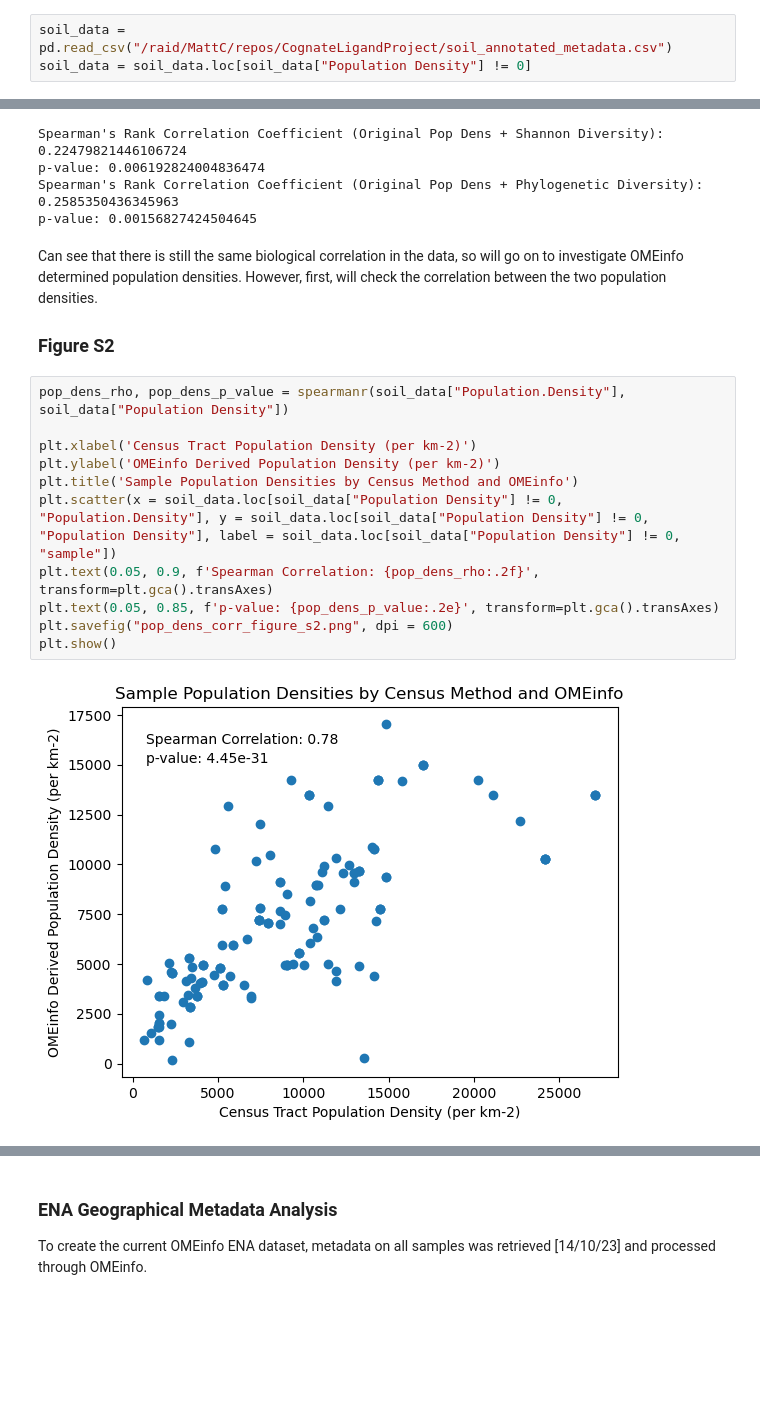
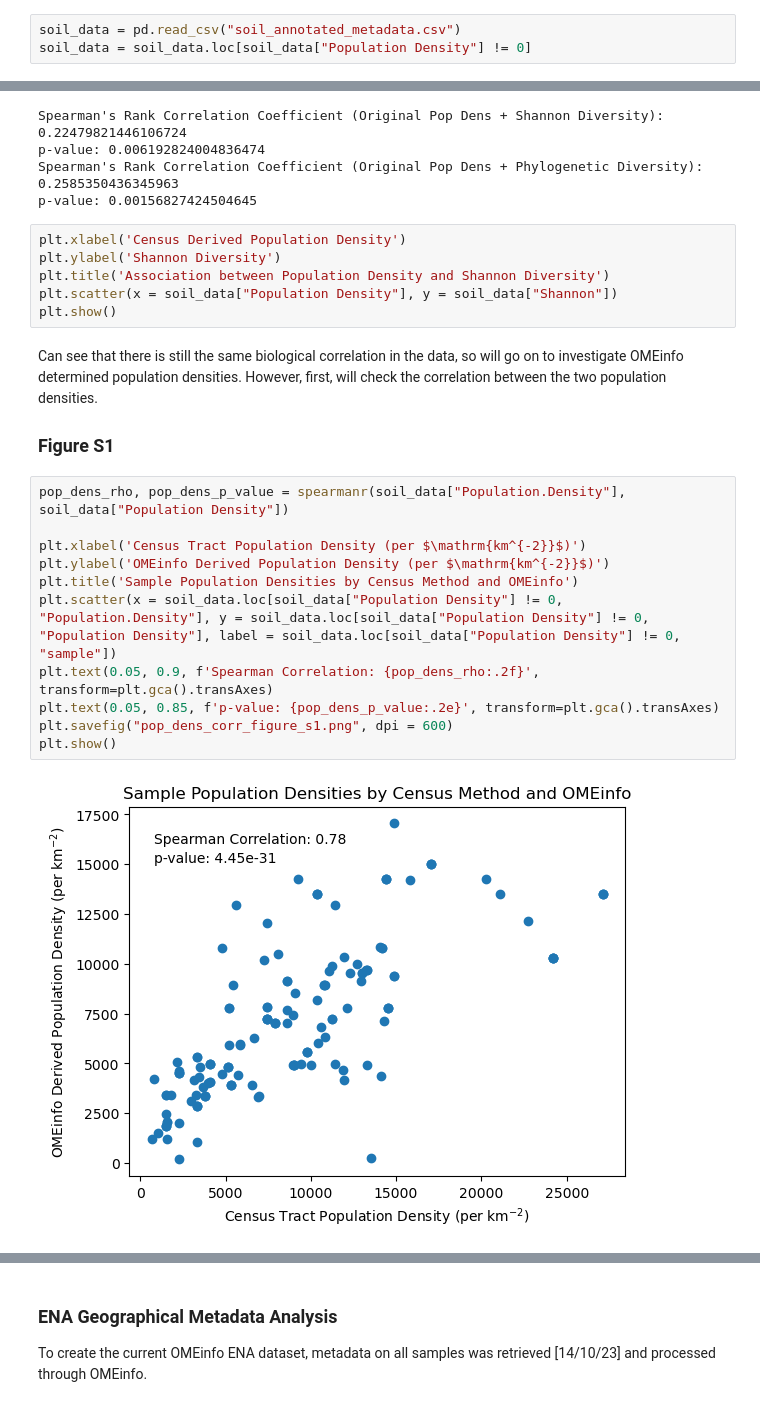
Before and after one commit to m-crown/OMEinfo, a Jupyter notebook: figures_code/OMEinfo_paper_analysis.ipynb, the cells around one changed output, grey strips where cells are left out. Drawn from its saved outputs; the diff is of its cells as text; blank space fills up the shorter version.

```diff
--- a/figures_code/OMEinfo_paper_analysis.ipynb
+++ b/figures_code/OMEinfo_paper_analysis.ipynb
@@ -15,7 +11,7 @@ Correlation between census-tract derived and OMEinfo derived population densitie
 
 Diversity data and locations were provided by the authors of the study, and were used to determine the correlation between the two methods following annotation with OMEinfo v1.0.0 and OMEinfo data packet v2. A small number of samples were excluded from analysis where locations provided resulted in water tiles within the data packet. This can happen when locations are given at a low resolution, as for example at 2 decimal places, a location is only accurate to 1km. Biological conclusions from the paper were confirmed to still be present upon exclusion of these samples prior to subsequent investigations.
 # %%
-soil_data = pd.read_csv("/raid/MattC/repos/CognateLigandProject/soil_annotated_metadata.csv")
+soil_data = pd.read_csv("soil_annotated_metadata.csv")
 soil_data = soil_data.loc[soil_data["Population Density"] != 0]
 # %% [markdown]
 To confirm the biological signal still exists upon exclusion of these samples, will replicate the result seen in Table 1 (Shannon rho = 0.236, p-val 0.009, PD rho = 0.270, p-val 0.003)
@@ -32,22 +28,28 @@ Spearman's Rank Correlation Coefficient (Original Pop Dens + Shannon Diversity):
 p-value: 0.006192824004836474
 Spearman's Rank Correlation Coefficient (Original Pop Dens + Phylogenetic Diversity): 0.2585350436345963
 p-value: 0.00156827424504645
+# %%
+plt.xlabel('Census Derived Population Density')
+plt.ylabel('Shannon Diversity')
+plt.title('Association between Population Density and Shannon Diversity')
+plt.scatter(x = soil_data["Population Density"], y = soil_data["Shannon"])
+plt.show()
 # %% [markdown]
 Can see that there is still the same biological correlation in the data, so will go on to investigate OMEinfo determined population densities. However, first, will check the correlation between the two population densities.
 
-### Figure S2
+### Figure S1
 # %%
 pop_dens_rho, pop_dens_p_value = spearmanr(soil_data["Population.Density"], soil_data["Population Density"])
 
-plt.xlabel('Census Tract Population Density (per km-2)')
-plt.ylabel('OMEinfo Derived Population Density (per km-2)')
+plt.xlabel('Census Tract Population Density (per $\mathrm{km^{-2}}$)')
+plt.ylabel('OMEinfo Derived Population Density (per $\mathrm{km^{-2}}$)')
 plt.title('Sample Population Densities by Census Method and OMEinfo')
 plt.scatter(x = soil_data.loc[soil_data["Population Density"] != 0, "Population.Density"], y = soil_data.loc[soil_data["Population Density"] != 0, "Population Density"], label = soil_data.loc[soil_data["Population Density"] != 0, "sample"])
 plt.text(0.05, 0.9, f'Spearman Correlation: {pop_dens_rho:.2f}', transform=plt.gca().transAxes)
 plt.text(0.05, 0.85, f'p-value: {pop_dens_p_value:.2e}', transform=plt.gca().transAxes)
-plt.savefig("pop_dens_corr_figure_s2.png", dpi = 600)
+plt.savefig("pop_dens_corr_figure_s1.png", dpi = 600)
 plt.show()
 # %% [output]
-[figure, old version]
+[figure, new version]
 # %% [markdown]
 Now, to look at whether the correlation seen in table 1 of the publication are still present with OMEinfo derived metadata:
```
Also changed, not shown: parts of 7 cells of this notebook, 4 other files.
